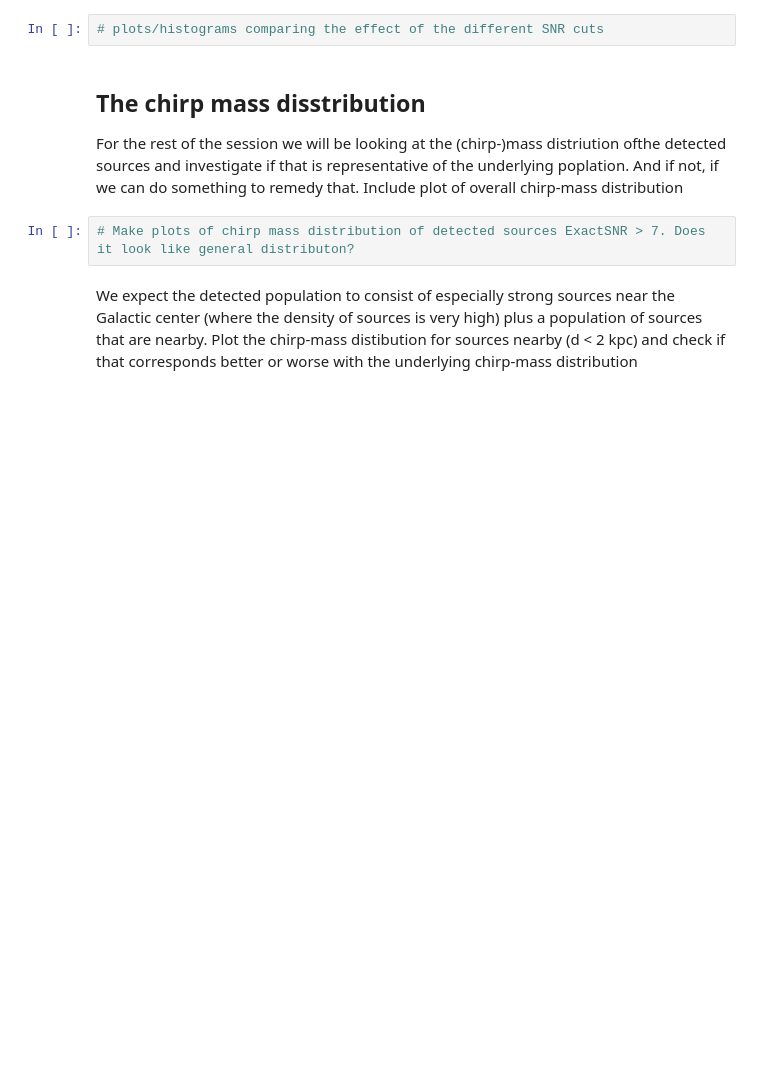
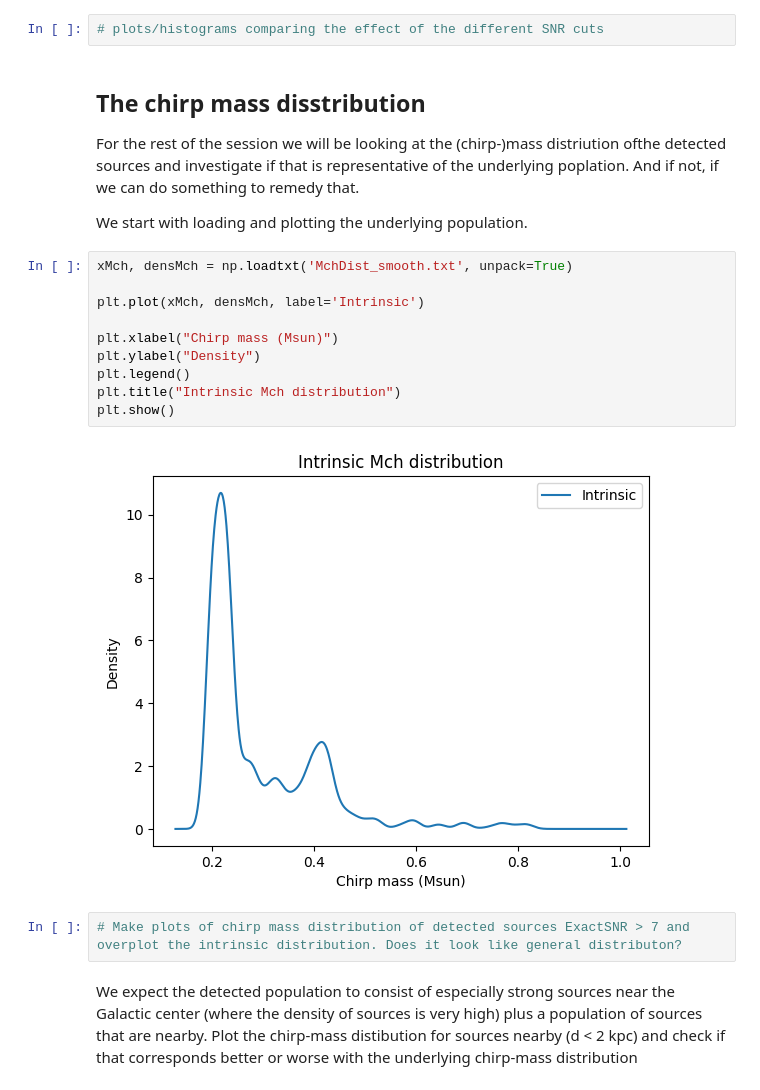
Before and after one commit to nelemans/LISA_GB_population, a Jupyter notebook: LISA_community_day_populations.ipynb, the cells around one changed output. Drawn from its saved outputs; the diff is of its cells as text; blank space fills up the shorter version.

```diff
--- a/LISA_community_day_populations.ipynb
+++ b/LISA_community_day_populations.ipynb
@@ -351,9 +363,23 @@ maskExact = data['ExactSNR'] > 7
 # %% [markdown]
 ## The chirp mass disstribution
 
-For the rest of the session we will be looking at the (chirp-)mass distriution ofthe detected sources and investigate if that is representative of the underlying poplation. And if not, if we can do something to remedy that. Include plot of overall chirp-mass distribution
+For the rest of the session we will be looking at the (chirp-)mass distriution ofthe detected sources and investigate if that is representative of the underlying poplation. And if not, if we can do something to remedy that.
+
+We start with loading and plotting the underlying population.
+# %%
+xMch, densMch = np.loadtxt('MchDist_smooth.txt', unpack=True)
+
+plt.plot(xMch, densMch, label='Intrinsic')
+
+plt.xlabel("Chirp mass (Msun)")
+plt.ylabel("Density")
+plt.legend()
+plt.title("Intrinsic Mch distribution")
+plt.show()
+# %% [output]
+[figure, added]
 # %%
-# Make plots of chirp mass distribution of detected sources ExactSNR > 7. Does it look like general distributon?
+# Make plots of chirp mass distribution of detected sources ExactSNR > 7 and overplot the intrinsic distribution. Does it look like general distributon?
 # %% [markdown]
 We expect the detected population to consist of especially strong sources near the Galactic center (where the density of sources is very high) plus a population of sources that are nearby. Plot the chirp-mass distibution for sources nearby (d < 2 kpc) and check if that corresponds better or worse with the underlying chirp-mass distribution
 # %%
```
Also changed, not shown: parts of 3 cells of this notebook.
